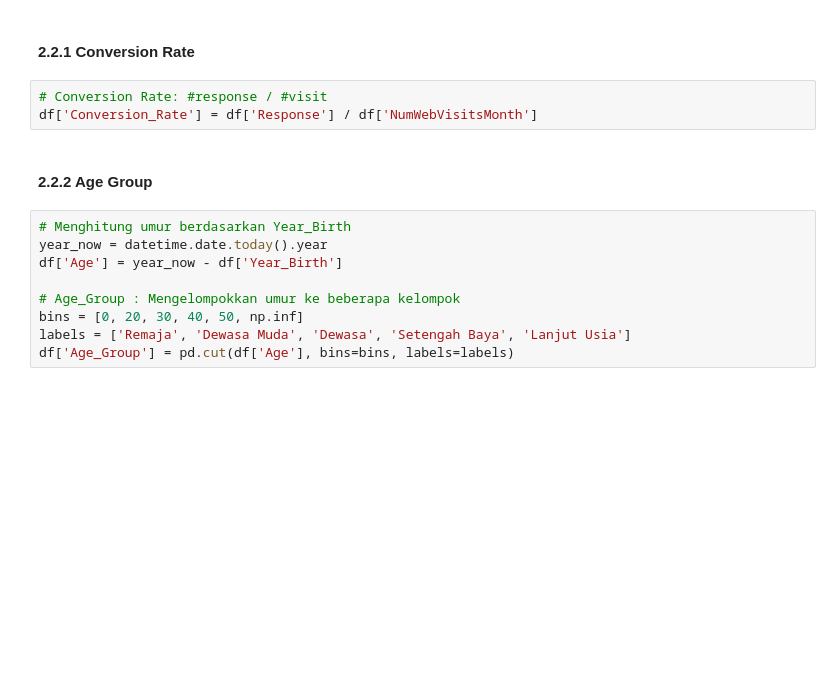
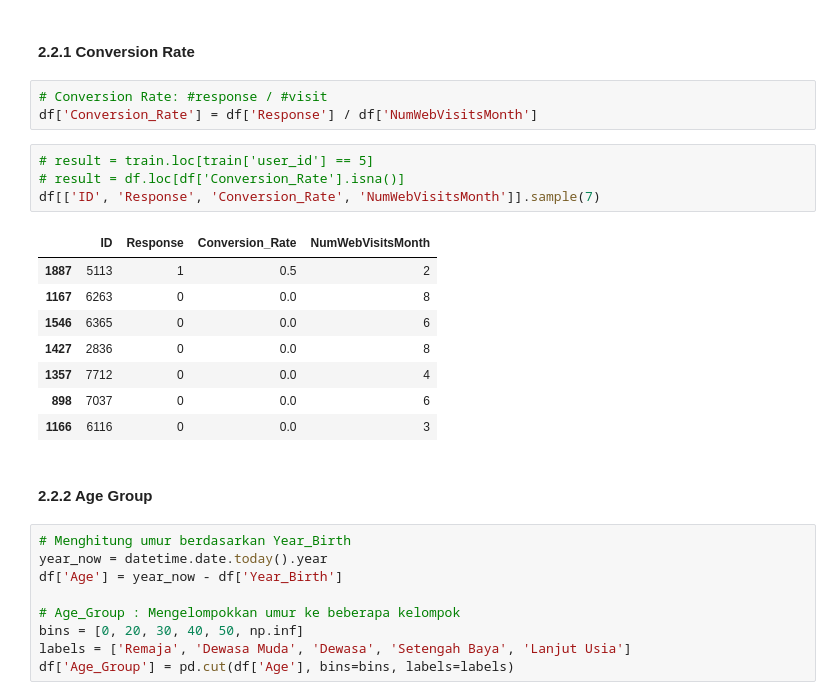
Before and after one commit to AcilRestu12/customer-personality-prediction, a Jupyter notebook: code/MinPro 1_Tugas 1.ipynb, the cells around one changed output. Saved outputs shown, nothing was run; the diff lists cells and outputs as text; blank space fills up the shorter version.

```diff
--- a/code/MinPro 1_Tugas 1.ipynb
+++ b/code/MinPro 1_Tugas 1.ipynb
@@ -28,6 +28,19 @@ df = pd.read_csv('../data/marketing_campaign_data.csv')
 # %%
 # Conversion Rate: #response / #visit
 df['Conversion_Rate'] = df['Response'] / df['NumWebVisitsMonth']
+# %%
+# result = train.loc[train['user_id'] == 5]
+# result = df.loc[df['Conversion_Rate'].isna()]
+df[['ID', 'Response', 'Conversion_Rate', 'NumWebVisitsMonth']].sample(7)
+# %% [output]
+|  | ID | Response | Conversion_Rate | NumWebVisitsMonth |
+| 1887 | 5113 | 1 | 0.5 | 2 |
+| 1167 | 6263 | 0 | 0.0 | 8 |
+| 1546 | 6365 | 0 | 0.0 | 6 |
+| 1427 | 2836 | 0 | 0.0 | 8 |
+| 1357 | 7712 | 0 | 0.0 | 4 |
+| 898 | 7037 | 0 | 0.0 | 6 |
+| 1166 | 6116 | 0 | 0.0 | 3 |
 # %% [markdown]
 #### 2.2.2 Age Group
 # %%
```
Also changed, not shown: parts of 10 cells of this notebook, 2 other files.
